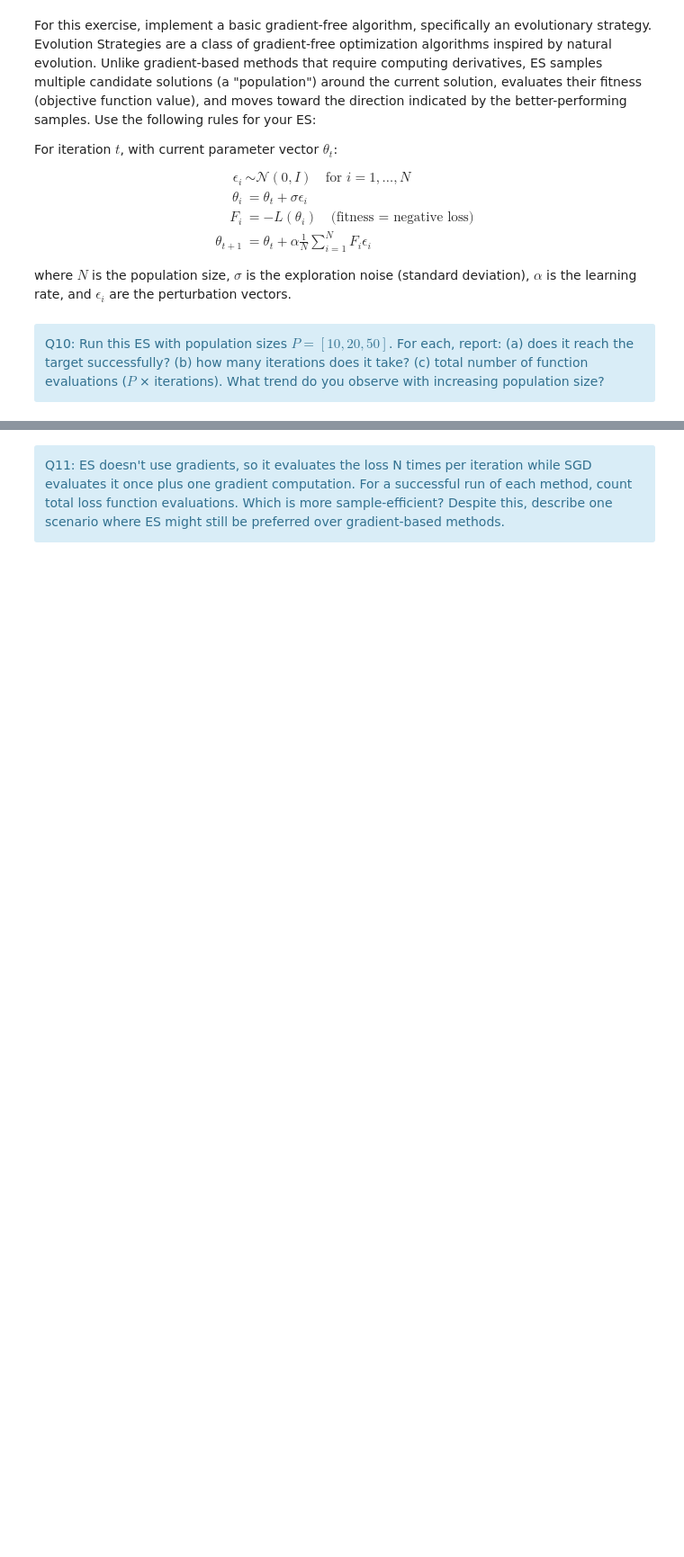
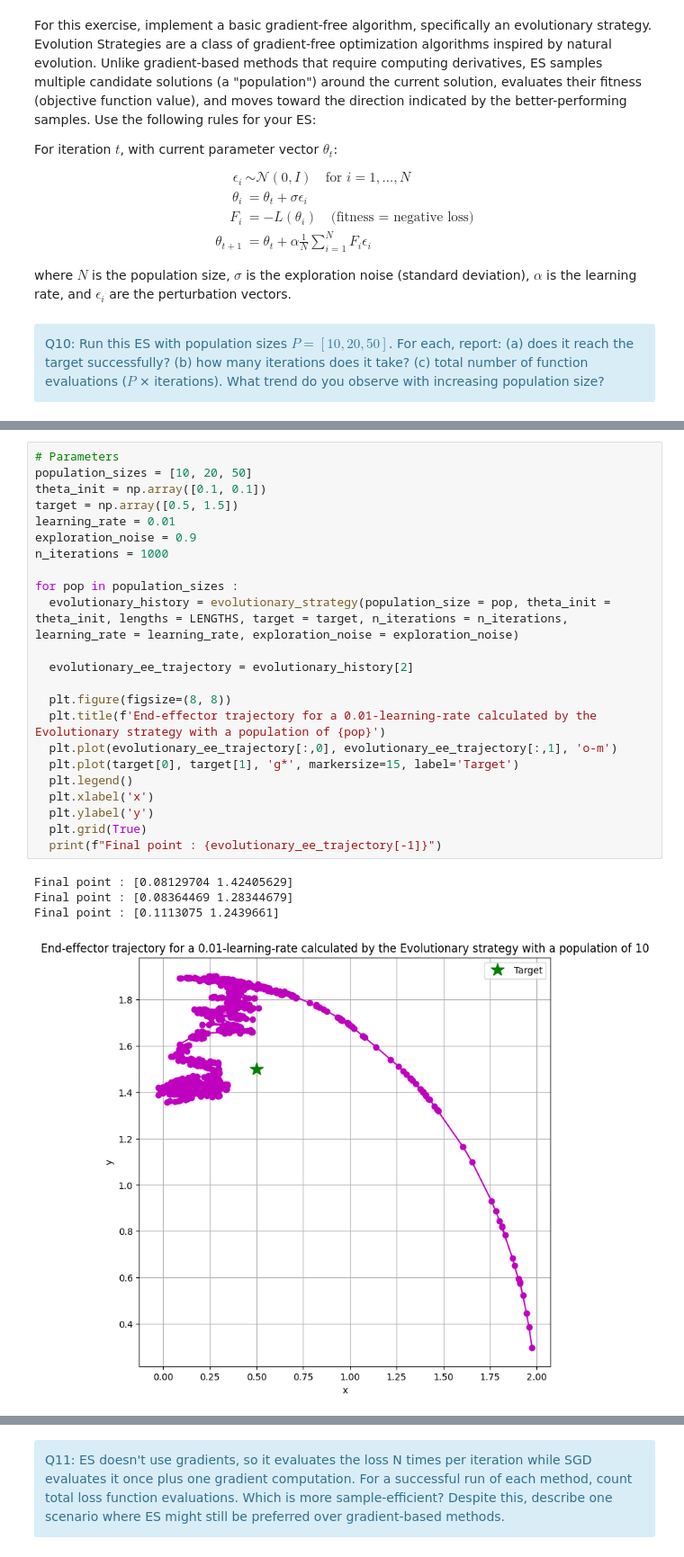
Before and after one commit to AntoninLeSecq/stochastic, a Jupyter notebook: notebooks/control_BE.ipynb, the cells around one changed output, grey strips where cells are left out. Shown at 90% size. Saved outputs shown, nothing was run; the diff lists cells and outputs as text; blank space fills up the shorter version.

```diff
--- a/notebooks/control_BE.ipynb
+++ b/notebooks/control_BE.ipynb
@@ -789,0 +833,28 @@ where $N$ is the population size, $\sigma$ is the exploration noise (standard de
+# %%
+# Parameters
+population_sizes = [10, 20, 50]
+theta_init = np.array([0.1, 0.1])
+target = np.array([0.5, 1.5])
+learning_rate = 0.01
+exploration_noise = 0.9
+n_iterations = 1000
+
+for pop in population_sizes :
+  evolutionary_history = evolutionary_strategy(population_size = pop, theta_init = theta_init, lengths = LENGTHS, target = target, n_iterations = n_iterations, learning_rate = learning_rate, exploration_noise = exploration_noise)
+
+  evolutionary_ee_trajectory = evolutionary_history[2]
+
+  plt.figure(figsize=(8, 8))
+  plt.title(f'End-effector trajectory for a 0.01-learning-rate calculated by the Evolutionary strategy with a population of {pop}')
+  plt.plot(evolutionary_ee_trajectory[:,0], evolutionary_ee_trajectory[:,1], 'o-m')
+  plt.plot(target[0], target[1], 'g*', markersize=15, label='Target')
+  plt.legend()
+  plt.xlabel('x')
+  plt.ylabel('y')
+  plt.grid(True)
+  print(f"Final point : {evolutionary_ee_trajectory[-1]}")
+# %% [output]
+Final point : [0.08129704 1.42405629]
+Final point : [0.08364469 1.28344679]
+Final point : [0.1113075 1.2439661]
+[figure, added]
```
Also changed, not shown: parts of 13 cells of this notebook.
